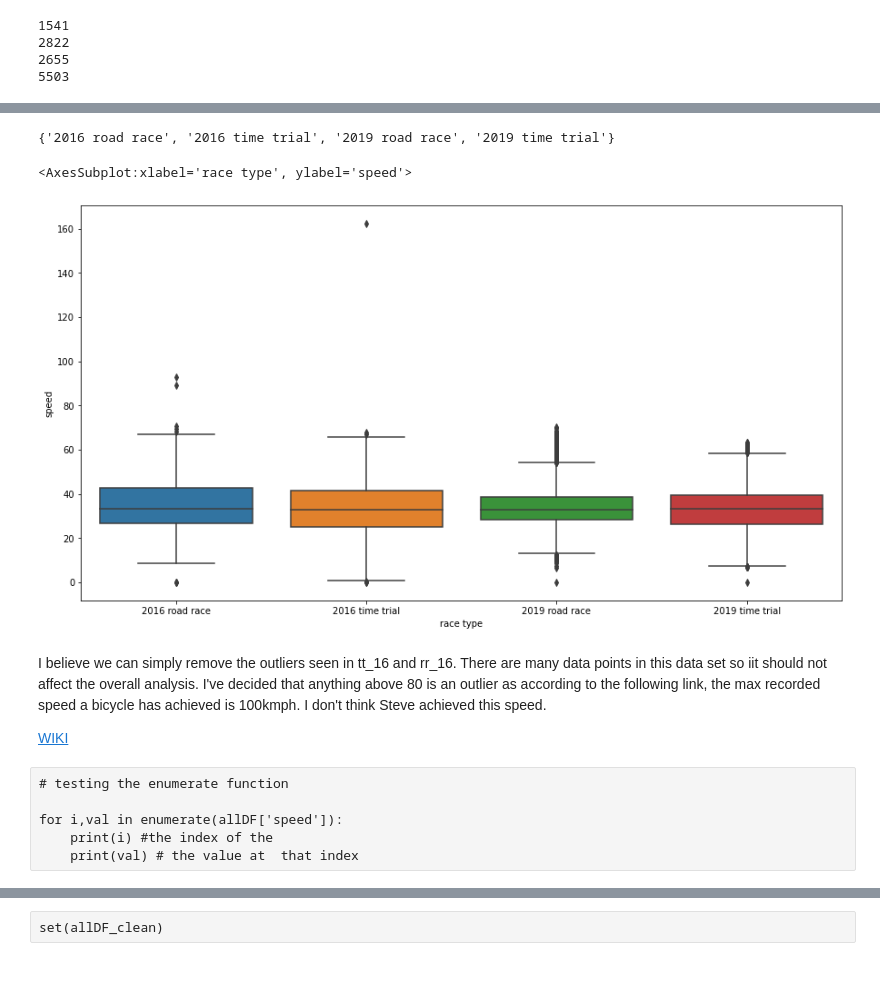
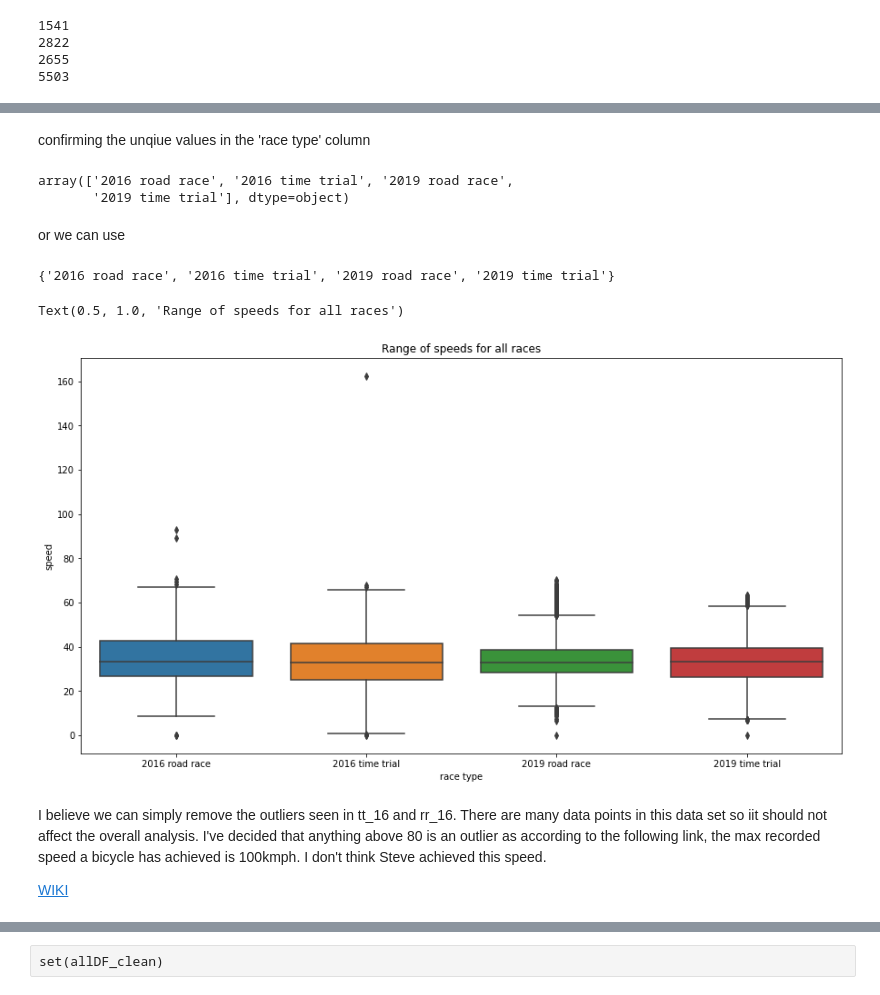
Before and after one commit to MQCOMP2200-S2-2021/Data-Science-Labs, a Jupyter notebook: Portfolio 1.ipynb, the cells around one changed output, grey strips where cells are left out. Drawn from its saved outputs; the diff is of its cells as text; code cells hidden in the pictures.

```diff
--- a/Portfolio 1.ipynb
+++ b/Portfolio 1.ipynb
@@ -433,22 +428,25 @@ array(['2016 road race', '2016 time trial', '2019 road race',
-# %%
-# or we can use
-set(allDF['race type'])
-# %% [output]
-{'2016 road race', '2016 time trial', '2019 road race', '2019 time trial'}
+# %% [markdown]
+confirming the unqiue values in the 'race type' column
+# %%
+allDf['race type'].unique()
+# %% [output]
+array(['2016 road race', '2016 time trial', '2019 road race',
+       '2019 time trial'], dtype=object)
+# %% [markdown]
+or we can use
+# %%
+set(allDf['race type'])
+# %% [output]
+{'2016 road race', '2016 time trial', '2019 road race', '2019 time trial'}
 # %%
 plt.figure(figsize=(15,8))
 
-sns.boxplot(x='race type', y='speed', data= allDF)
+sns.boxplot(x='race type', y='speed', data= allDf)
+plt.title('Range of speeds for all races')
 # %% [output]
-<AxesSubplot:xlabel='race type', ylabel='speed'>
+Text(0.5, 1.0, 'Range of speeds for all races')
-[figure, old version]
+[figure, new version]
 # %% [markdown]
 I believe we can simply remove the outliers seen in tt_16 and rr_16. There are many data points in this data set so iit should not affect the overall analysis. I've decided that anything above 80 is an outlier as according to the following link, the max recorded speed a bicycle has achieved is 100kmph. I don't think Steve achieved this speed.
 
 [WIKI](https://en.wikipedia.org/wiki/Bicycle_performance)
-# %% [raw]
-# testing the enumerate function
-
-for i,val in enumerate(allDF['speed']):
-    print(i) #the index of the
-    print(val) # the value at  that index
```
Also changed, not shown: parts of 142 cells of this notebook.
